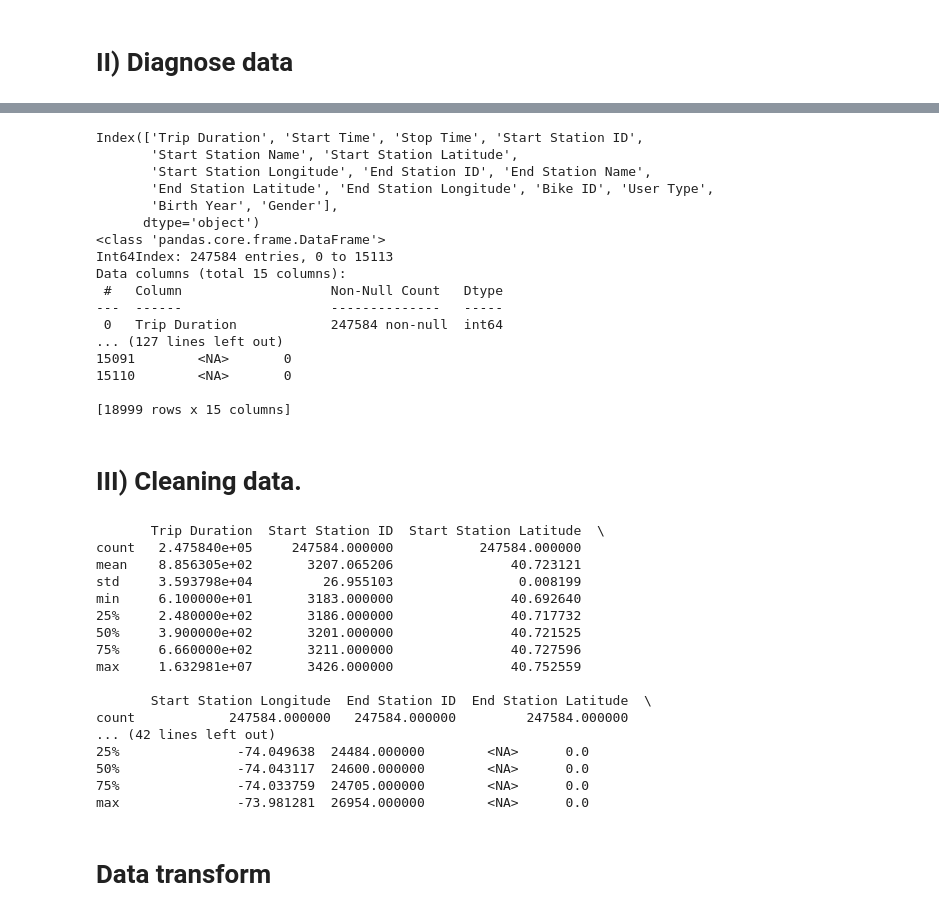
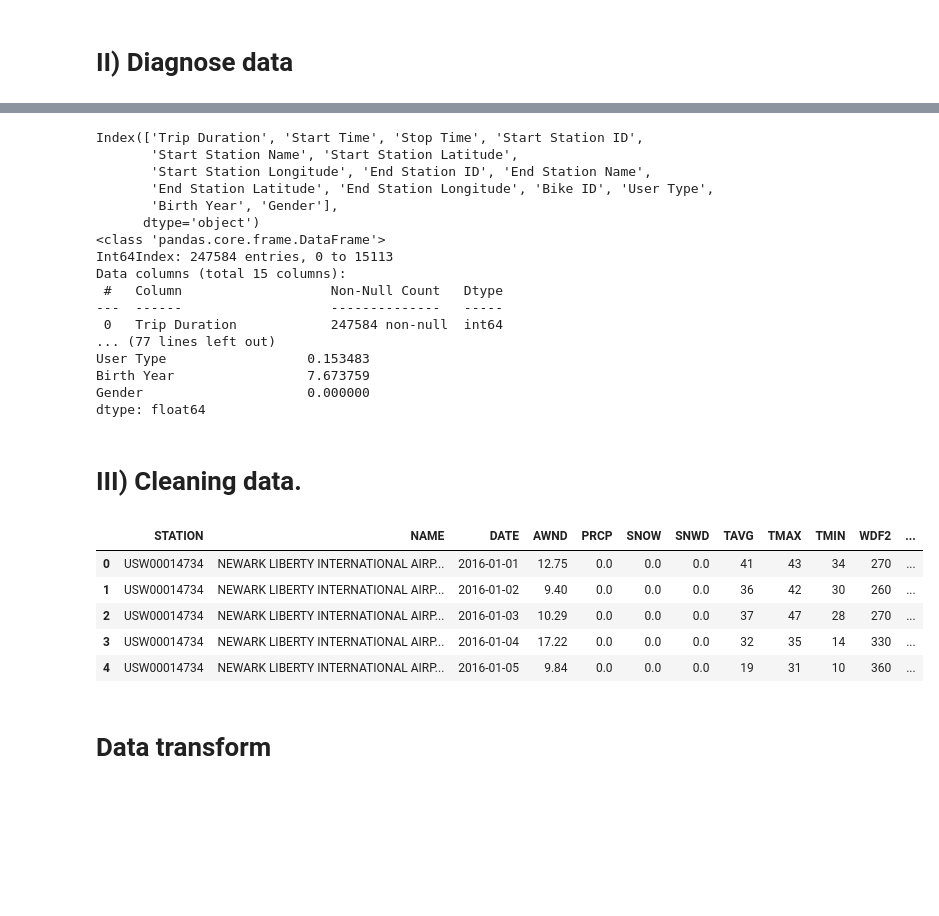
Before and after one commit to andrewcaoo/Bike-rental-data-management., a Jupyter notebook: BikeRental&Weather_data.ipynb, the cells around one changed output, grey strips where cells are left out. Cells and saved outputs as stored; diff of their text form; code cells hidden in the pictures; blank space fills up the shorter version.

```diff
--- a/BikeRental&Weather_data.ipynb
+++ b/BikeRental&Weather_data.ipynb
@@ -83,9 +85,13 @@ print(citibikes_df.head(10))
 print(len(citibikes_df))
 # .isna().sum()
 
+missing_values = citibikes_df.isna().sum()
+missing_proportion = missing_values / len(citibikes_df) * 100
+print(missing_proportion)
+
 # Comment:
     # Column name is oke.
-    # The User Type and Birth Year columns have missing values.
+    # The User Type and Birth Year columns have missing values. User type will fill by Customer value Birth year will fill by median value.
     # The data type of the year column is not true.
     # There is no duplicated observation here.
 # %% [output]
@@ -101,11 +107,11 @@ Data columns (total 15 columns):
  #   Column                   Non-Null Count   Dtype
 ---  ------                   --------------   -----
  0   Trip Duration            247584 non-null  int64
-... (127 lines left out)
-15091        <NA>       0
-15110        <NA>       0
-
-[18999 rows x 15 columns]
+... (77 lines left out)
+User Type                  0.153483
+Birth Year                 7.673759
+Gender                     0.000000
+dtype: float64
 # %% [markdown]
 
 # III) Cleaning data.
@@ -115,26 +121,36 @@ Data columns (total 15 columns):
 # citibikes_df['Birth Year'] = citibikes_df['Birth Year'].apply(lambda x: int(x) if not pd.isna(x) else x)
 
 citibikes_df['Birth Year'] = citibikes_df['Birth Year'].astype('Int64')
+
+citibikes_df.fillna(
+    value={
+        'User Type': 'Customer',
+        'Birth Year': citibikes_df['Birth Year'].median()
+    }
+)
+
+citibikes_df['Start Time'] = pd.to_datetime(citibikes_df['Start Time'])
+citibikes_df['Stop Time'] = pd.to_datetime(citibikes_df['Stop Time'])
-# %% [output]
-       Trip Duration  Start Station ID  Start Station Latitude  \
-count   2.475840e+05     247584.000000           247584.000000
-mean    8.856305e+02       3207.065206               40.723121
-std     3.593798e+04         26.955103                0.008199
-min     6.100000e+01       3183.000000               40.692640
-25%     2.480000e+02       3186.000000               40.717732
-50%     3.900000e+02       3201.000000               40.721525
-75%     6.660000e+02       3211.000000               40.727596
-max     1.632981e+07       3426.000000               40.752559
-
-       Start Station Longitude  End Station ID  End Station Latitude  \
-count            247584.000000   247584.000000         247584.000000
-... (42 lines left out)
-25%               -74.049638  24484.000000        <NA>      0.0
-50%               -74.043117  24600.000000        <NA>      0.0
-75%               -74.033759  24705.000000        <NA>      0.0
-max               -73.981281  26954.000000        <NA>      0.0
 # %%
-weather_data_df.drop(['TSUN','PGTM'], axis=1, inplace=True)
+# weather_data_df.drop(['TSUN','PGTM'], axis=1, inplace=True)
+
+weather_data_df.fillna(
+    value = {
+        'WSF5': weather_data_df['WSF5'].median(),
+        'WDF5': weather_data_df['WDF5'].median(),
+    }
+)
+
+weather_data_df =  weather_data_df.astype({'DATE': 'datetime64[ns]'})
+
+weather_data_df.head()
+# %% [output]
+|  | STATION | NAME | DATE | AWND | PRCP | SNOW | SNWD | TAVG | TMAX | TMIN | WDF2 | ... |
+| 0 | USW00014734 | NEWARK LIBERTY INTERNATIONAL AIRP... | 2016-01-01 | 12.75 | 0.0 | 0.0 | 0.0 | 41 | 43 | 34 | 270 | ... |
+| 1 | USW00014734 | NEWARK LIBERTY INTERNATIONAL AIRP... | 2016-01-02 | 9.40 | 0.0 | 0.0 | 0.0 | 36 | 42 | 30 | 260 | ... |
+| 2 | USW00014734 | NEWARK LIBERTY INTERNATIONAL AIRP... | 2016-01-03 | 10.29 | 0.0 | 0.0 | 0.0 | 37 | 47 | 28 | 270 | ... |
+| 3 | USW00014734 | NEWARK LIBERTY INTERNATIONAL AIRP... | 2016-01-04 | 17.22 | 0.0 | 0.0 | 0.0 | 32 | 35 | 14 | 330 | ... |
+| 4 | USW00014734 | NEWARK LIBERTY INTERNATIONAL AIRP... | 2016-01-05 | 9.84 | 0.0 | 0.0 | 0.0 | 19 | 31 | 10 | 360 | ... |
 # %% [markdown]
 # Data transform
 # %%
```
Also changed, not shown: parts of 6 cells of this notebook, 1 other file.
